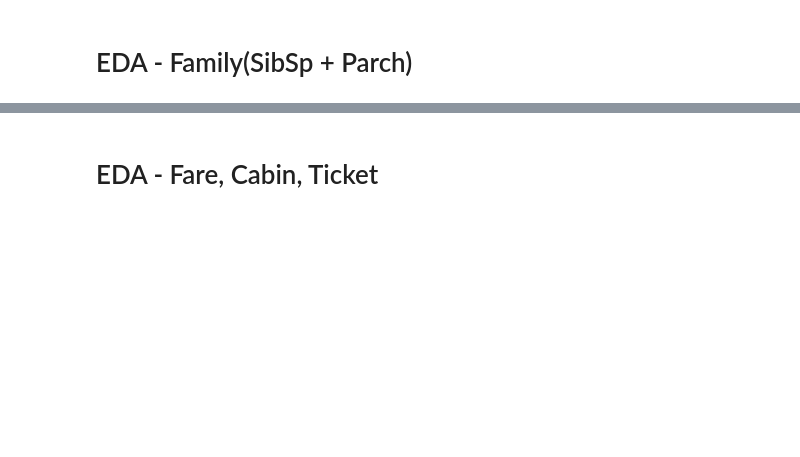
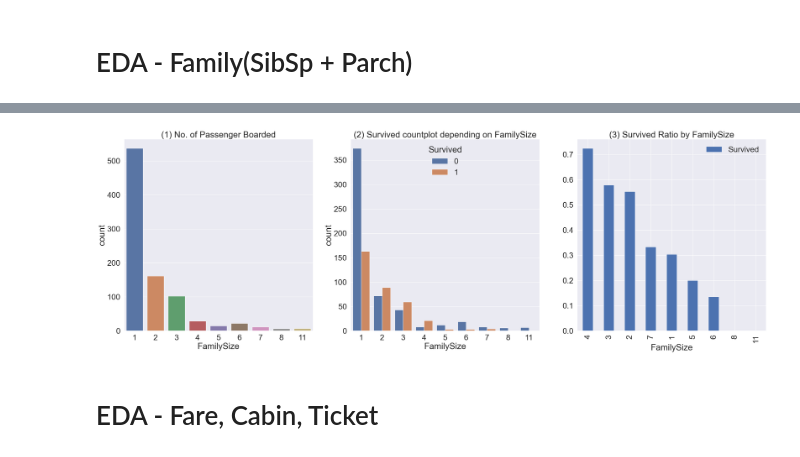
Before and after one commit to JW-Namsta/Kaggle_Study, a Jupyter notebook: Titanic/Titianic_copy_1.ipynb, the cells around one changed output, grey strips where cells are left out. Cells and saved outputs as stored; diff of their text form; code cells hidden in the pictures; blank space fills up the shorter version.

```diff
--- a/Titanic/Titianic_copy_1.ipynb
+++ b/Titanic/Titianic_copy_1.ipynb
@@ -196,2 +231,15 @@ KeyError: False
+# %%
+f,ax = plt.subplots(1,3,figsize=(40,12))
+
+sns.countplot('FamilySize',data=df_train,ax=ax[0])
+ax[0].set_title('(1) No. of Passenger Boarded')
+sns.countplot('FamilySize',data=df_train,hue='Survived',ax=ax[1])
+ax[1].set_title('(2) Survived countplot depending on FamilySize')
+df_train[['FamilySize','Survived']].groupby('FamilySize').mean().sort_values(by='Survived',ascending=False).plot.bar(ax=ax[2])
+ax[2].set_title('(3) Survived Ratio by FamilySize')
+
+plt.subplots_adjust(wspace=0.2)
+# %% [output]
+[figure, added]
 # %% [markdown]
 # EDA - Fare, Cabin, Ticket
```
Also changed, not shown: parts of 9 cells of this notebook, 1 other file.
